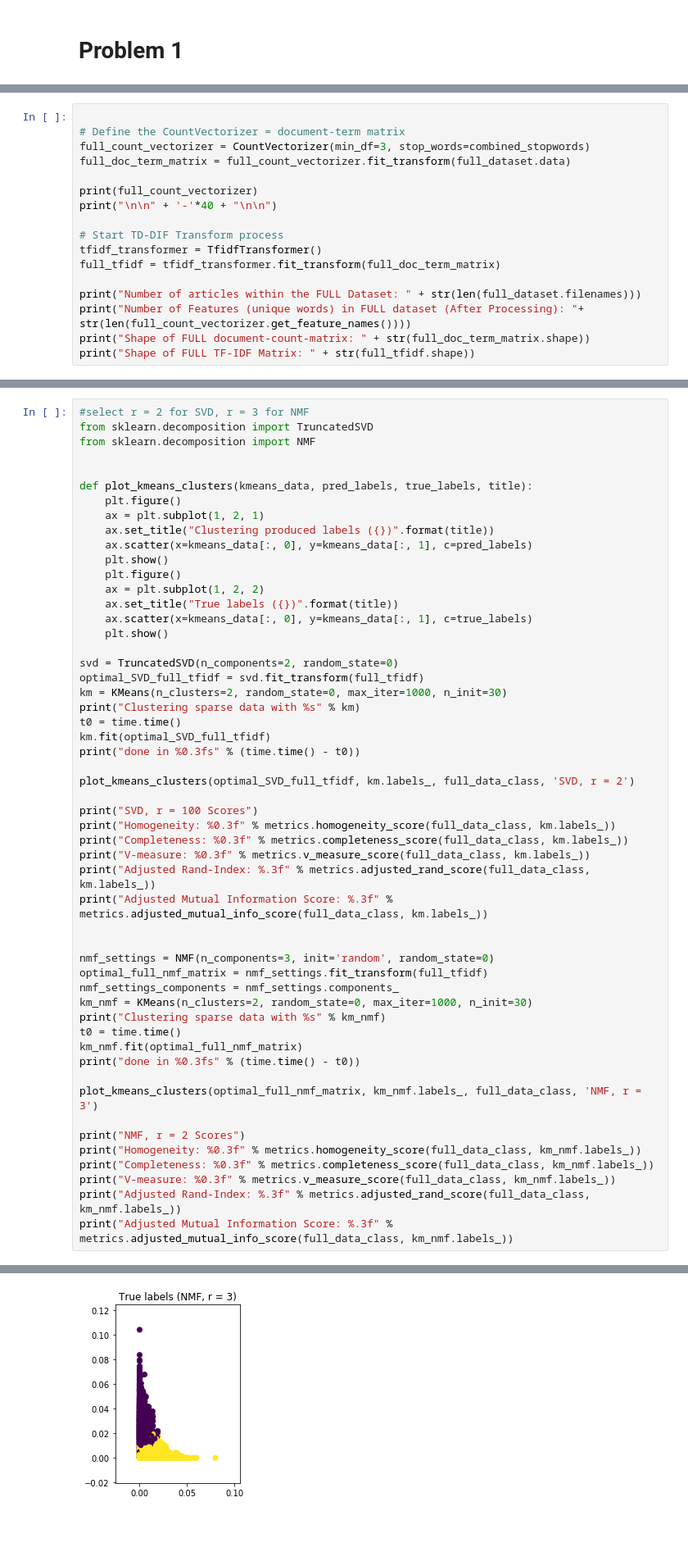
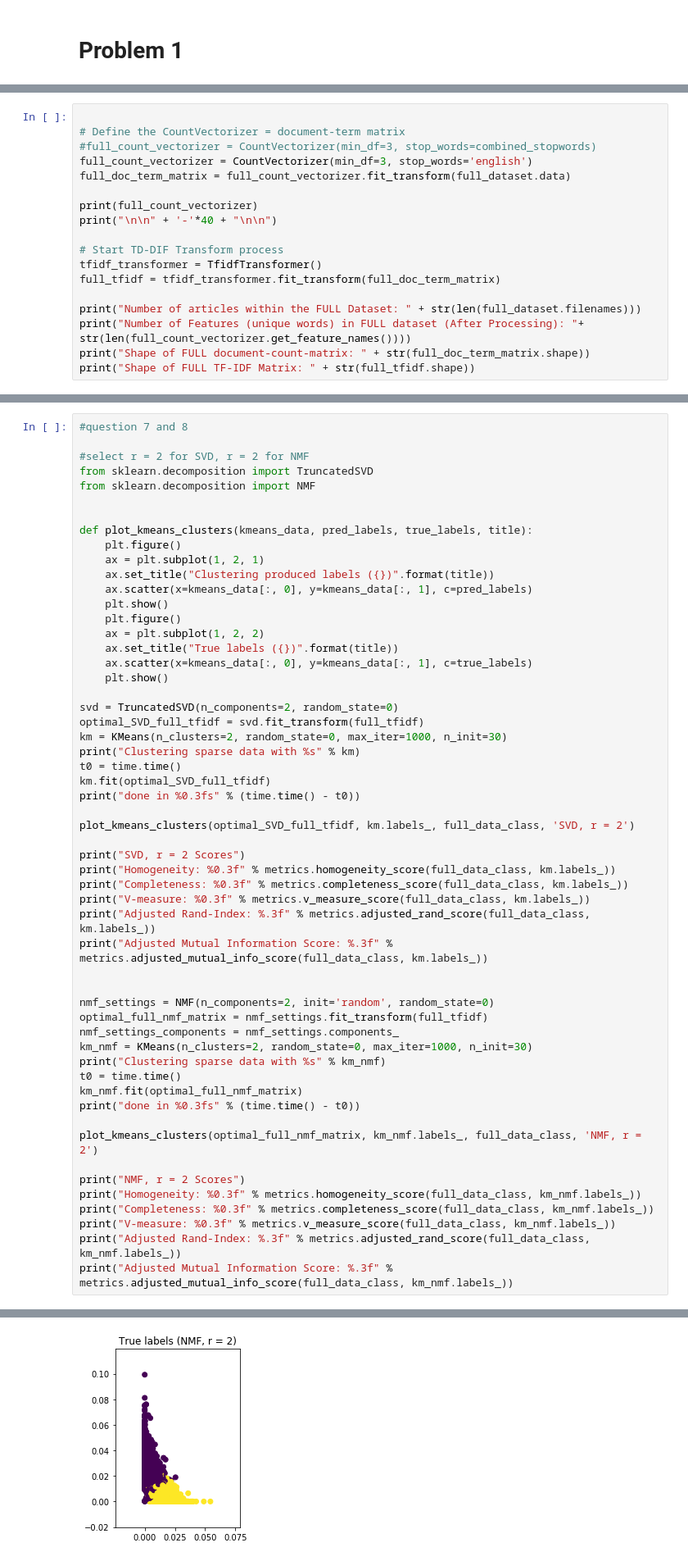
Before and after one commit to ryanch1/data-mining, a Jupyter notebook: Project2Q1Q10.ipynb, the cells around one changed output, grey strips where cells are left out. Shown: that part at 82% size. Saved outputs shown, nothing was run; the diff lists cells and outputs as text; blank space fills up the shorter version.

```diff
--- a/Project2Q1Q10.ipynb
+++ b/Project2Q1Q10.ipynb
@@ -86,7 +90,8 @@ First 10 articles Classification (Train):
 # %%
 
 # Define the CountVectorizer = document-term matrix
-full_count_vectorizer = CountVectorizer(min_df=3, stop_words=combined_stopwords)
+#full_count_vectorizer = CountVectorizer(min_df=3, stop_words=combined_stopwords)
+full_count_vectorizer = CountVectorizer(min_df=3, stop_words='english')
 full_doc_term_matrix = full_count_vectorizer.fit_transform(full_dataset.data)
 
 print(full_count_vectorizer)
@@ -343,5 +333,7 @@ SyntaxError: invalid character in identifier (<ipython-input-62-791595708986>, l
 # %%
-#select r = 2 for SVD, r = 3 for NMF
+#question 7 and 8
+
+#select r = 2 for SVD, r = 2 for NMF
 from sklearn.decomposition import TruncatedSVD
 from sklearn.decomposition import NMF
 
@@ -368,7 +360,7 @@ print("done in %0.3fs" % (time.time() - t0))
 
 plot_kmeans_clusters(optimal_SVD_full_tfidf, km.labels_, full_data_class, 'SVD, r = 2')
 
-print("SVD, r = 100 Scores")
+print("SVD, r = 2 Scores")
 print("Homogeneity: %0.3f" % metrics.homogeneity_score(full_data_class, km.labels_))
 print("Completeness: %0.3f" % metrics.completeness_score(full_data_class, km.labels_))
 print("V-measure: %0.3f" % metrics.v_measure_score(full_data_class, km.labels_))
@@ -376,7 +368,7 @@ print("Adjusted Rand-Index: %.3f" % metrics.adjusted_rand_score(full_data_class,
 print("Adjusted Mutual Information Score: %.3f" % metrics.adjusted_mutual_info_score(full_data_class, km.labels_))
 
 
-nmf_settings = NMF(n_components=3, init='random', random_state=0)
+nmf_settings = NMF(n_components=2, init='random', random_state=0)
 optimal_full_nmf_matrix = nmf_settings.fit_transform(full_tfidf)
 nmf_settings_components = nmf_settings.components_
 km_nmf = KMeans(n_clusters=2, random_state=0, max_iter=1000, n_init=30)
@@ -385,7 +377,7 @@ t0 = time.time()
 km_nmf.fit(optimal_full_nmf_matrix)
 print("done in %0.3fs" % (time.time() - t0))
 
-plot_kmeans_clusters(optimal_full_nmf_matrix, km_nmf.labels_, full_data_class, 'NMF, r = 3')
+plot_kmeans_clusters(optimal_full_nmf_matrix, km_nmf.labels_, full_data_class, 'NMF, r = 2')
 
 print("NMF, r = 2 Scores")
 print("Homogeneity: %0.3f" % metrics.homogeneity_score(full_data_class, km_nmf.labels_))
@@ -414,2 +406,2 @@ done in 0.113s
-[figure, old version]
+[figure, new version]
 NMF, r = 2 Scores
```
Also changed, not shown: parts of 10 cells of this notebook.
